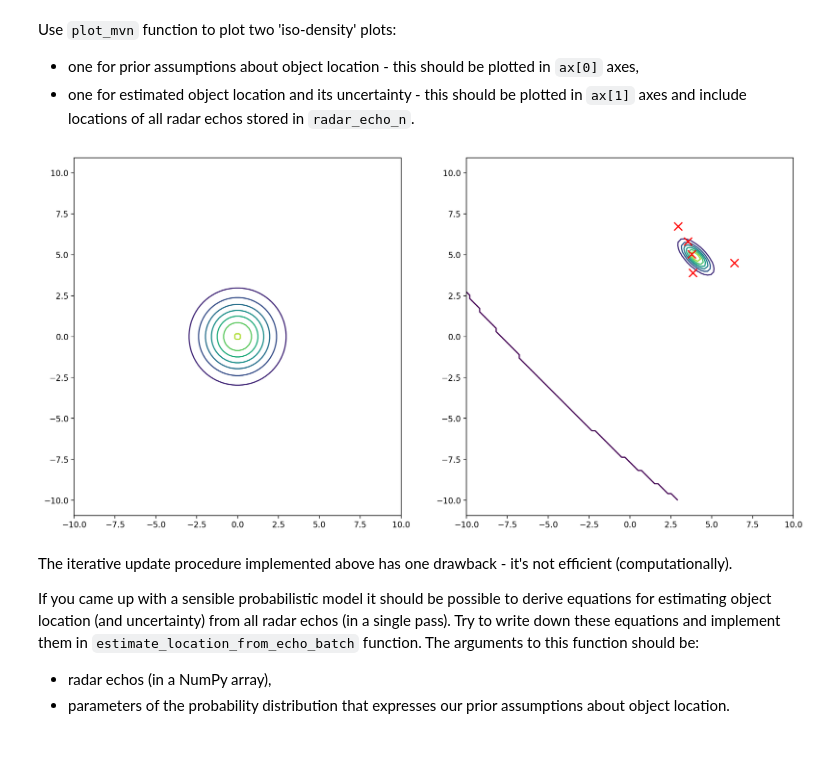
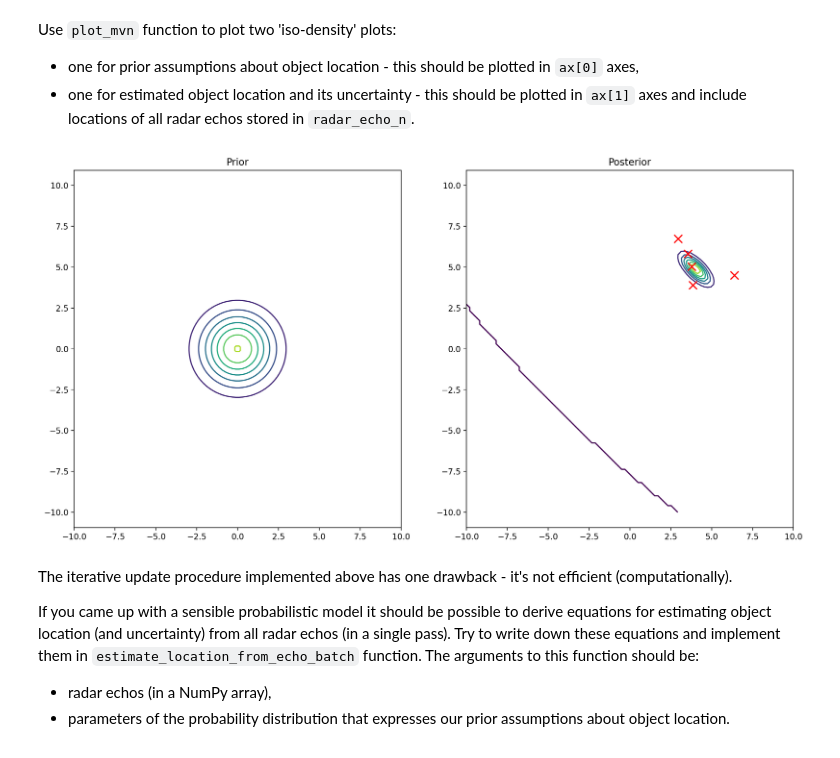
Before and after one commit to Mosder/agh, a Jupyter notebook: sem4/esum/lab2.ipynb, the cells around one changed output. Drawn from its saved outputs; the diff is of its cells as text; code cells hidden in the pictures.

```diff
--- a/sem4/esum/lab2.ipynb
+++ b/sem4/esum/lab2.ipynb
@@ -135,9 +135,7 @@ Implement the iterative procedure described above to estimate object location (a
 # %%
 def estimate_location_from_echo_iterative(x_mu, x_Sigma, ys, A, b, y_Sigma):
     for y in ys:
-        temp_x_Sigma = x_Sigma
-        x_Sigma = inv(inv(temp_x_Sigma) + A.T @ inv(y_Sigma) @ A)
-        x_mu = x_Sigma @ (A.T @ inv(y_Sigma) @ (y - b) + inv(temp_x_Sigma) @ x_mu)
+        x_mu, x_Sigma = estimate_location_from_echo(x_mu, x_Sigma, y, A, b, y_Sigma)
     return x_mu, x_Sigma
 # %% [markdown]
 Use `plot_mvn` function to plot two 'iso-density' plots:
@@ -146,11 +144,11 @@ Use `plot_mvn` function to plot two 'iso-density' plots:
 # %%
 _, ax = plt.subplots(1, 2, figsize=(16,8))
 
-posterior_mu, posterior_Sigma = estimate_location_from_echo_iterative(prior_mu, prior_Sigma, radar_echo_n, A, b, radar_echo_Sigma)
-plot_mvn(ax[0], prior_mu, prior_Sigma)
-plot_mvn(ax[1], posterior_mu, posterior_Sigma, radar_echo_n)
+posterior_mu_iter, posterior_Sigma_iter = estimate_location_from_echo_iterative(prior_mu, prior_Sigma, radar_echo_n, A, b, radar_echo_Sigma)
+plot_mvn(ax[0], prior_mu, prior_Sigma, title="Prior")
+plot_mvn(ax[1], posterior_mu_iter, posterior_Sigma_iter, radar_echo_n, title="Posterior")
 # %% [output]
-[figure, old version]
+[figure, new version]
 # %% [markdown]
 The iterative update procedure implemented above has one drawback - it's not efficient (computationally).
 
```
Also changed, not shown: parts of 5 cells of this notebook.
